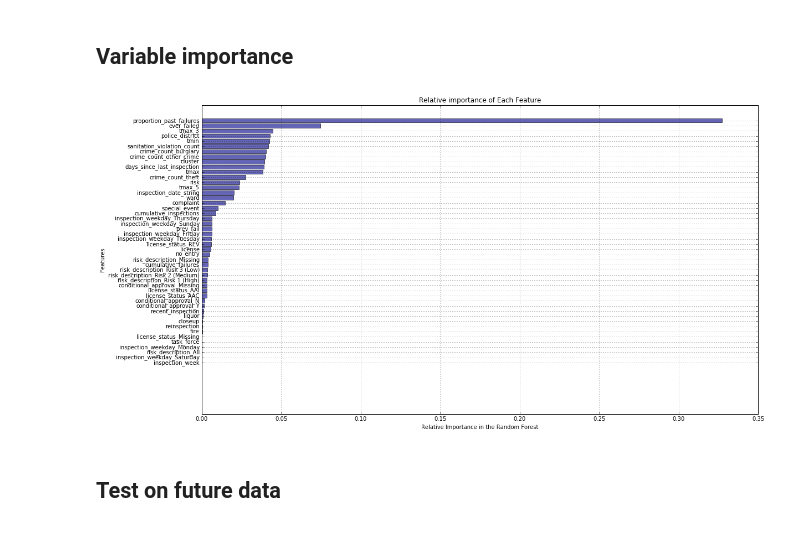
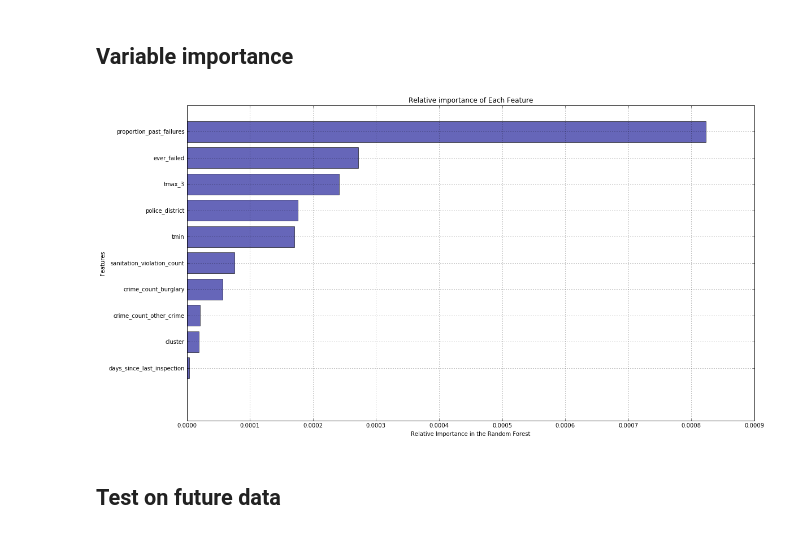
Before and after one commit to angelok1/cs109project, a Jupyter notebook: modeling.ipynb, the cells around one changed output. Drawn from its saved outputs; the diff is of its cells as text; code cells hidden in the pictures.

Commit message:
add variable importance plot

```diff
--- a/modeling.ipynb
+++ b/modeling.ipynb
@@ -662,16 +664,21 @@ importance_list = importance_list[importance_list > 0]
 # Add together
 importance_list, name_list = zip(*sorted(zip(importance_list, name_list)))
 # %%
+# Include only the 10 most important predictors
+importance_list_10 = importance_list[0:10]
+name_list_10 = name_list[(len(name_list)-10):len(name_list)]
+
+# Ploting
 plt.figure(figsize=(18, 10))
-plt.barh(range(len(name_list)),importance_list,align='center', color = "darkblue", alpha = 0.6)
-plt.yticks(range(len(name_list)),name_list)
+plt.barh(range(len(name_list_10)),importance_list_10,align='center', color = "darkblue", alpha = 0.6)
+plt.yticks(range(len(name_list_10)),name_list_10)
 plt.xlabel('Relative Importance in the Random Forest')
 plt.ylabel('Features')
 plt.title('Relative importance of Each Feature')
 plt.grid()
 plt.show()
 # %% [output]
-[figure, old version]
+[figure, new version]
 # %% [markdown]
 ## Test on future data
 # %%
```
Also changed, not shown: parts of 3 cells of this notebook.
